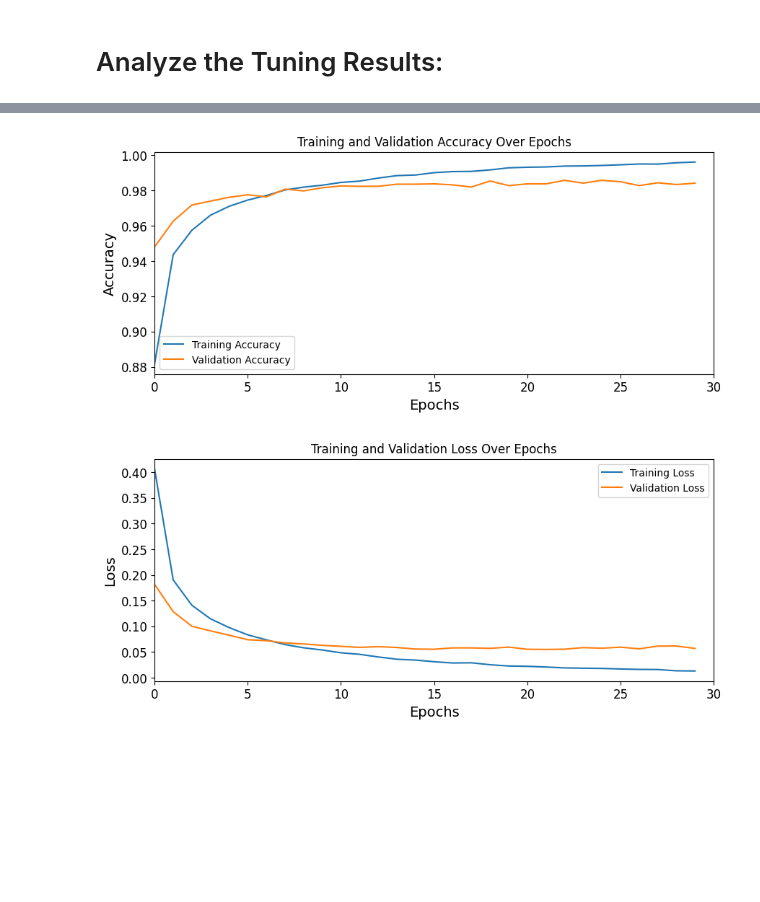
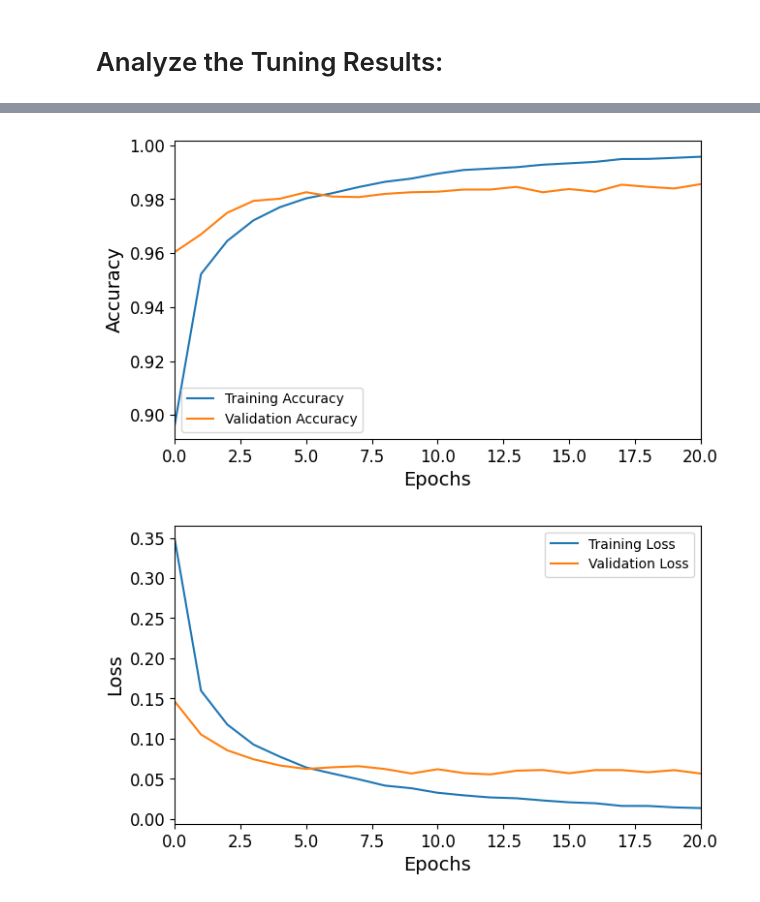
Before and after one commit to marcou347/IAI600Lab7, a Jupyter notebook: Lab7.ipynb, the cells around one changed output, grey strips where cells are left out. Cells and saved outputs as stored; diff of their text form; code cells hidden in the pictures; blank space fills up the shorter version.

```diff
--- a/Lab7.ipynb
+++ b/Lab7.ipynb
@@ -176,7 +176,7 @@ def build_model(hp):
 
     model.compile(
         optimizer=keras.optimizers.SGD(
-            learning_rate=hp.Float('learning_rate', 1e-3, 5e-2, sampling='log')
+            learning_rate=hp.Float('learning_rate', 3e-3, 3e-0, sampling='log')
         ),
         loss='sparse_categorical_crossentropy',
         metrics=['accuracy']
@@ -259,7 +259,7 @@ history = best_model.fit(
     X_train, y_train,
     epochs=30,
     validation_data=(X_valid, y_valid),
-    callbacks=[checkpoint_cb, early_stopping_cb]
+    callbacks=[checkpoint_cb_tuned, early_stopping_cb_tuned]
 )
 
 test_loss, test_accuracy = best_model.evaluate(X_test, y_test)
@@ -267,8 +267,8 @@ end_time = time.time()
 
 training_time = end_time - start_time
 
-print(f"Best Validation Accuracy from History: {max(history.history['val_accuracy']):.2f}")
-print(f"Test Accuracy: {test_accuracy:.2f}")
+print(f"Best Validation Accuracy from History: {max(history.history['val_accuracy']):.4f}")
+print(f"Test Accuracy: {test_accuracy:.4f}")
 print(f"Test Loss: {test_loss:.5f}")
 print(f"Total Evaluation Time: {training_time:.2f} seconds")
 # %% [output]
@@ -292,29 +292,29 @@ Total Evaluation Time: 290.28 seconds
 # %%
 # Plot accuracy over epochs
-plt.figure(figsize=(10, 4))
+plt.figure(figsize=(7, 4))
 plt.plot(history.history['accuracy'], label='Training Accuracy')
 plt.plot(history.history['val_accuracy'], label='Validation Accuracy')
 plt.xlabel('Epochs')
-plt.xlim(0,30)
+plt.xlim(0,20)
 plt.ylabel('Accuracy')
-plt.title('Training and Validation Accuracy Over Epochs')
+#plt.title('Training and Validation Accuracy Over Epochs')
 plt.legend()
 plt.show()
 # %% [output]
-[figure, old version]
+[figure, new version]
 # %%
 # Plot loss over epochs
-plt.figure(figsize=(10, 4))
+plt.figure(figsize=(7, 4))
 plt.plot(history.history['loss'], label='Training Loss')
 plt.plot(history.history['val_loss'], label='Validation Loss')
 plt.xlabel('Epochs')
-plt.xlim(0,30)
+plt.xlim(0,20)
 plt.ylabel('Loss')
-plt.title('Training and Validation Loss Over Epochs')
+#plt.title('Training and Validation Loss Over Epochs')
 plt.legend()
 plt.show()
 # %% [output]
-[figure, old version]
+[figure, new version]
 # %%
 metrics = ['Best Validation Accuracy', 'Test Accuracy']
 best_val_accuracy = max(history.history['val_accuracy'])
```
Also changed, not shown: parts of 7 cells of this notebook, 20 other files.
